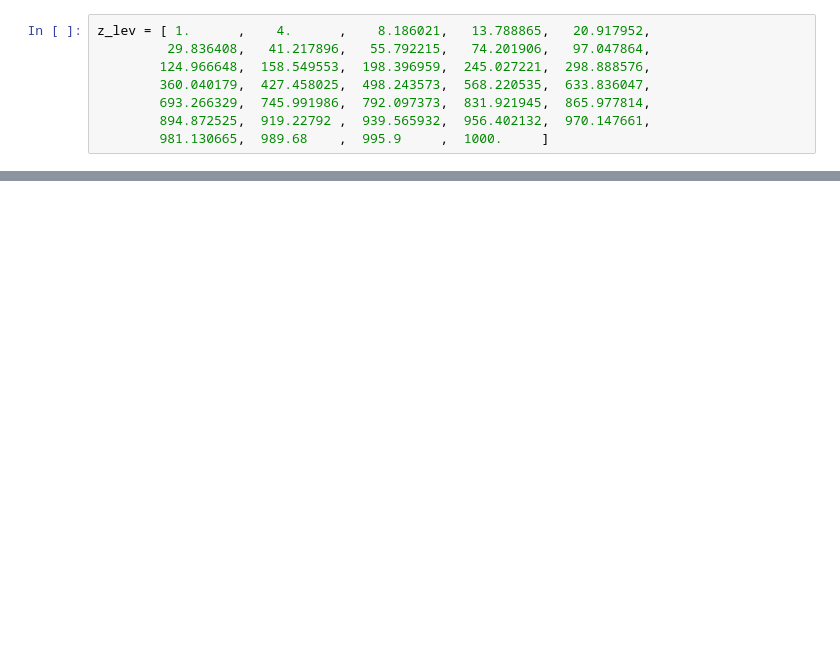
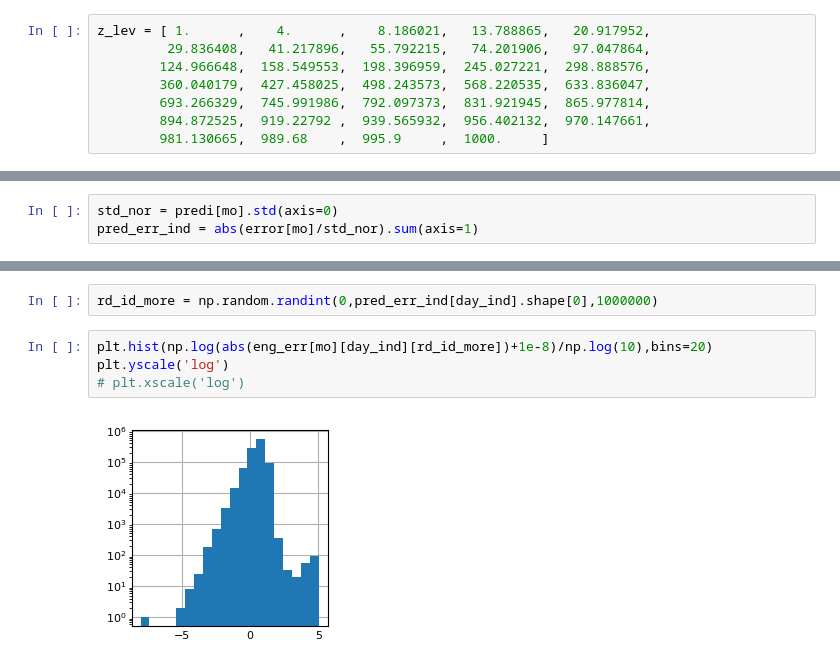
Before and after one commit to ChenggongWang/NNRTMC_AM4, a Jupyter notebook: sw_analysis_regrid_map.ipynb, the cells around one changed output, grey strips where cells are left out. Saved outputs shown, nothing was run; the diff lists cells and outputs as text; blank space fills up the shorter version.

```diff
--- a/sw_analysis_regrid_map.ipynb
+++ b/sw_analysis_regrid_map.ipynb
@@ -375,0 +287,3 @@ plt.hist(truth[day_ind,30].flatten(),bins=20)
+# %%
+std_nor = predi[mo].std(axis=0)
+pred_err_ind = abs(error[mo]/std_nor).sum(axis=1)
@@ -375,0 +294,8 @@ plt.hist(truth[day_ind,30].flatten(),bins=20)
+# %%
+rd_id_more = np.random.randint(0,pred_err_ind[day_ind].shape[0],1000000)
+# %%
+plt.hist(np.log(abs(eng_err[mo][day_ind][rd_id_more])+1e-8)/np.log(10),bins=20)
+plt.yscale('log')
+# plt.xscale('log')
+# %% [output]
+[figure, added]
```
Also changed, not shown: parts of 16 cells of this notebook, 2 other files.
